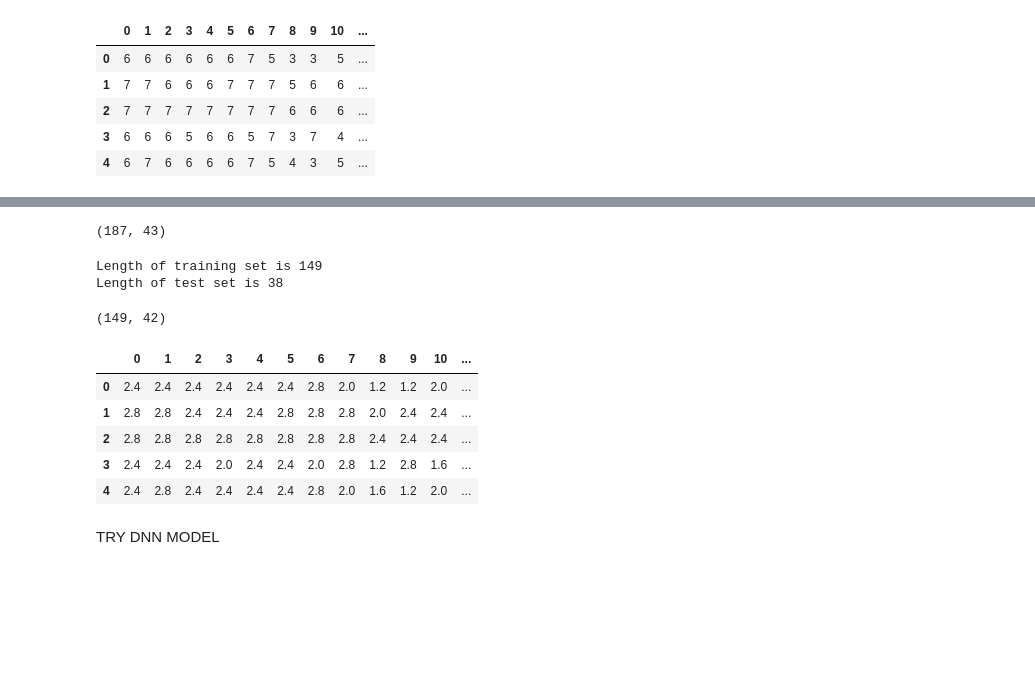
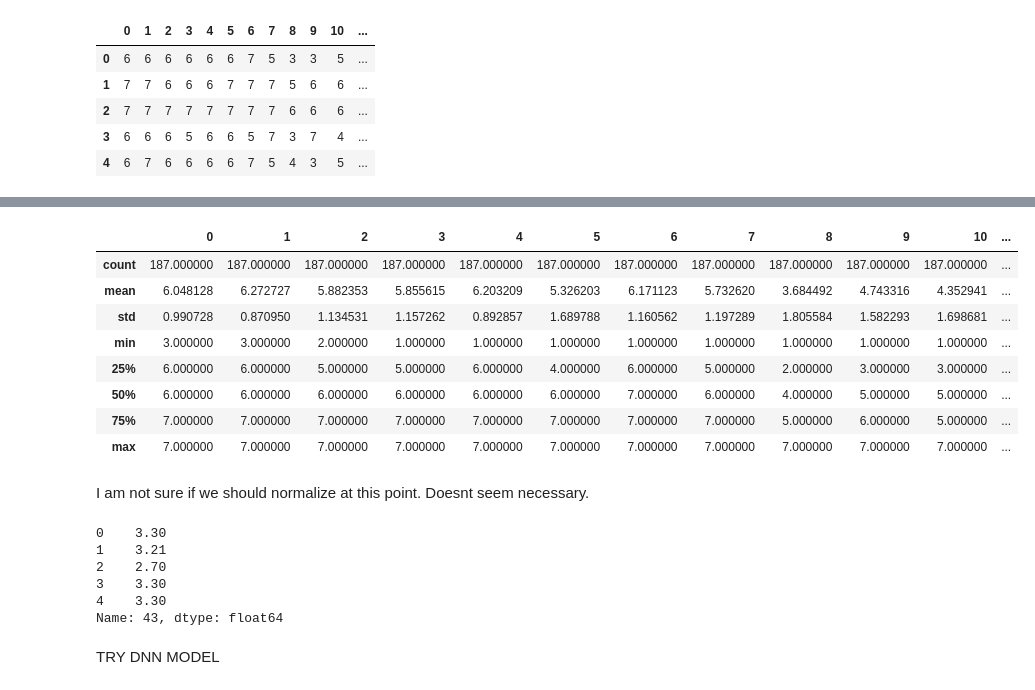
Before and after one commit to ayanoglu/OrtalamaTahmin, a Jupyter notebook: REDGPAmain.ipynb, the cells around one changed output, grey strips where cells are left out. Drawn from its saved outputs; the diff is of its cells as text; code cells hidden in the pictures; blank space fills up the shorter version.

```diff
--- a/REDGPAmain.ipynb
+++ b/REDGPAmain.ipynb
@@ -62,5 +70,0 @@ X_norm.skew() # -0.5 to 0.5 values are moderatly skewed, meaning closer to a nor
-# %%
-DF2 = pd.concat((X_norm, y), axis = 1)
-DF2.shape
-# %% [output]
-(187, 43)
@@ -77,22 +71,25 @@ y_test= test_input.iloc[:,-1]
-# %%
-print(f'Length of training set is', len(X_train_Input))
-#print(f'Length of validation set is', len(X_val_Input))
-print(f'Length of test set is', len(X_test_Input))
-# %% [output]
-Length of training set is 149
-Length of test set is 38
-# %%
-X_train_Input.shape
-# %% [output]
-(149, 42)
+# %%
+X.describe()
+# %% [output]
+|  | 0 | 1 | 2 | 3 | 4 | 5 | 6 | 7 | 8 | 9 | 10 | ... |
+| count | 187.000000 | 187.000000 | 187.000000 | 187.000000 | 187.000000 | 187.000000 | 187.000000 | 187.000000 | 187.000000 | 187.000000 | 187.000000 | ... |
+| mean | 6.048128 | 6.272727 | 5.882353 | 5.855615 | 6.203209 | 5.326203 | 6.171123 | 5.732620 | 3.684492 | 4.743316 | 4.352941 | ... |
+| std | 0.990728 | 0.870950 | 1.134531 | 1.157262 | 0.892857 | 1.689788 | 1.160562 | 1.197289 | 1.805584 | 1.582293 | 1.698681 | ... |
+| min | 3.000000 | 3.000000 | 2.000000 | 1.000000 | 1.000000 | 1.000000 | 1.000000 | 1.000000 | 1.000000 | 1.000000 | 1.000000 | ... |
+| 25% | 6.000000 | 6.000000 | 5.000000 | 5.000000 | 6.000000 | 4.000000 | 6.000000 | 5.000000 | 2.000000 | 3.000000 | 3.000000 | ... |
+| 50% | 6.000000 | 6.000000 | 6.000000 | 6.000000 | 6.000000 | 6.000000 | 7.000000 | 6.000000 | 4.000000 | 5.000000 | 5.000000 | ... |
+| 75% | 7.000000 | 7.000000 | 7.000000 | 7.000000 | 7.000000 | 7.000000 | 7.000000 | 7.000000 | 5.000000 | 6.000000 | 5.000000 | ... |
+| max | 7.000000 | 7.000000 | 7.000000 | 7.000000 | 7.000000 | 7.000000 | 7.000000 | 7.000000 | 7.000000 | 7.000000 | 7.000000 | ... |
+# %% [markdown]
+I am not sure if we should normalize at this point. Doesnt seem necessary.
 # %%
-X_train_Input.head()
+y.head()
 # %% [output]
-|  | 0 | 1 | 2 | 3 | 4 | 5 | 6 | 7 | 8 | 9 | 10 | ... |
-| 0 | 2.4 | 2.4 | 2.4 | 2.4 | 2.4 | 2.4 | 2.8 | 2.0 | 1.2 | 1.2 | 2.0 | ... |
-| 1 | 2.8 | 2.8 | 2.4 | 2.4 | 2.4 | 2.8 | 2.8 | 2.8 | 2.0 | 2.4 | 2.4 | ... |
-| 2 | 2.8 | 2.8 | 2.8 | 2.8 | 2.8 | 2.8 | 2.8 | 2.8 | 2.4 | 2.4 | 2.4 | ... |
-| 3 | 2.4 | 2.4 | 2.4 | 2.0 | 2.4 | 2.4 | 2.0 | 2.8 | 1.2 | 2.8 | 1.6 | ... |
-| 4 | 2.4 | 2.8 | 2.4 | 2.4 | 2.4 | 2.4 | 2.8 | 2.0 | 1.6 | 1.2 | 2.0 | ... |
+0    3.30
+1    3.21
+2    2.70
+3    3.30
+4    3.30
+Name: 43, dtype: float64
 # %% [markdown]
 TRY DNN MODEL
```
Also changed, not shown: parts of 25 cells of this notebook.
